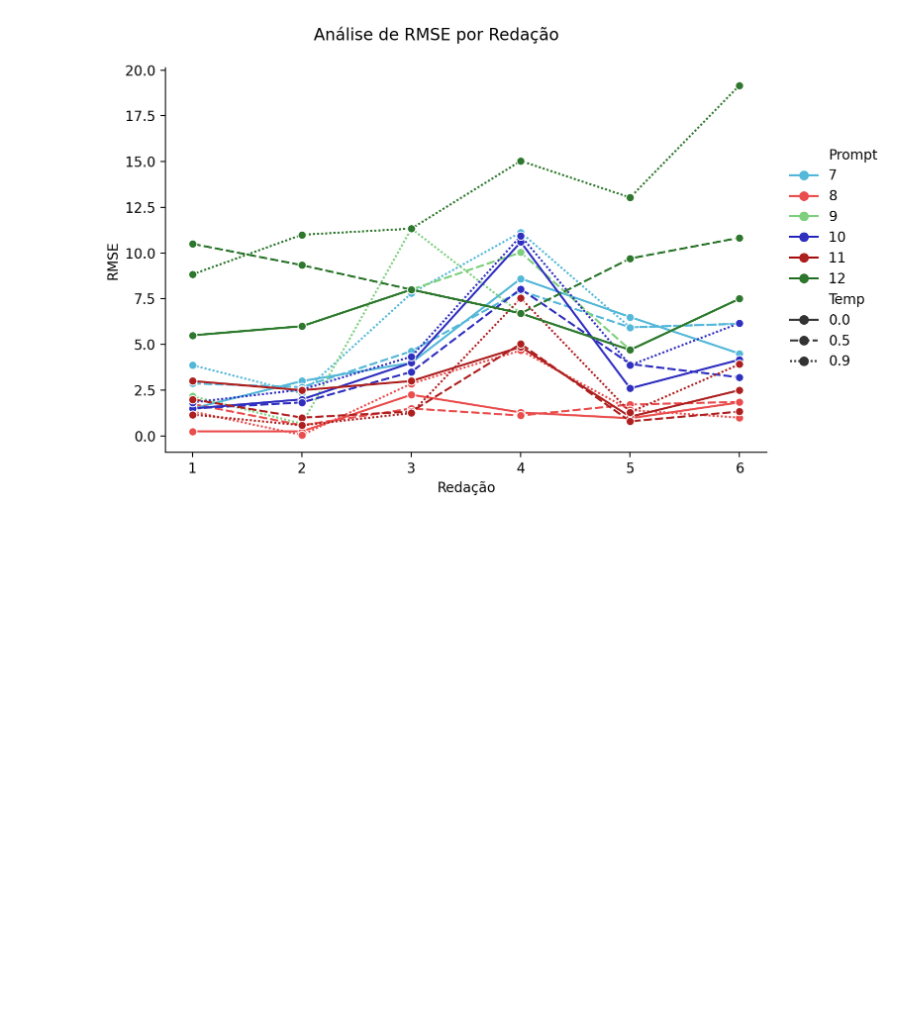
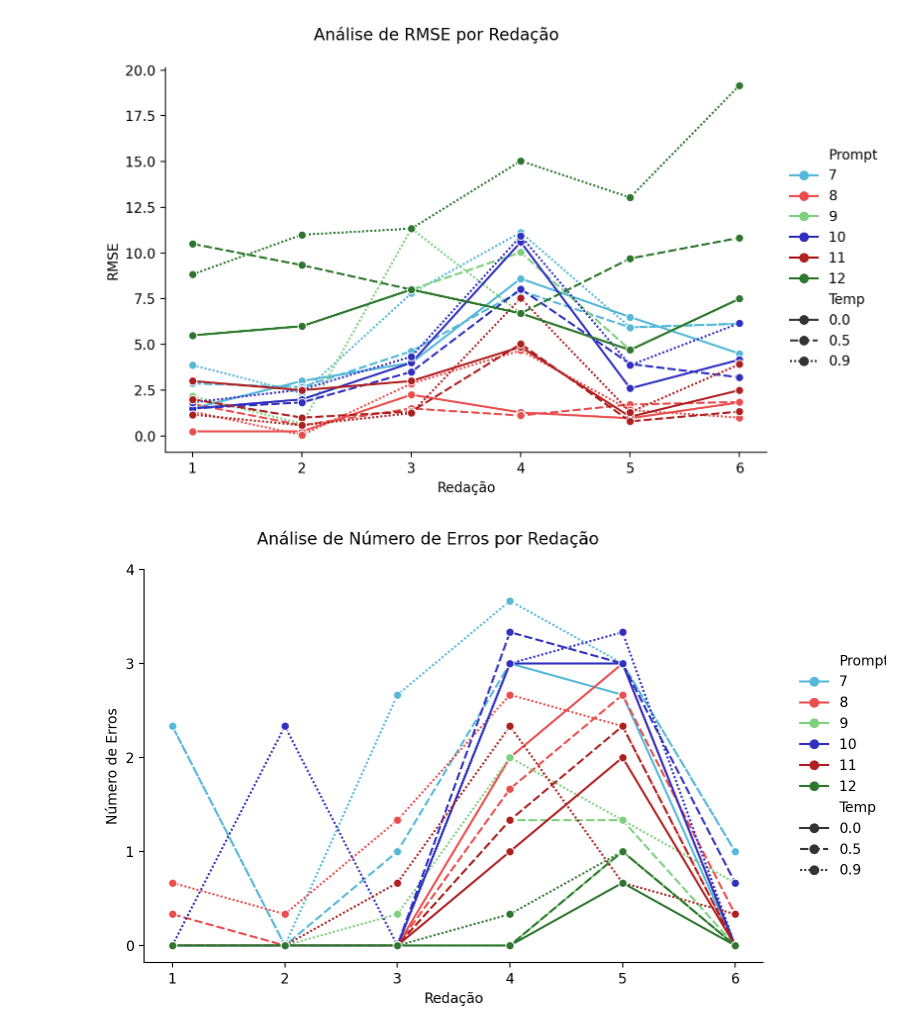
Before and after one commit to MeLLL-UFF/diplomatrixbr-eval, a Jupyter notebook: notebooks/analysis_sabia.ipynb, the cells around one changed output. Saved outputs shown, nothing was run; the diff lists cells and outputs as text; code cells hidden in the pictures; blank space fills up the shorter version.

Commit message:
new plots

```diff
--- a/notebooks/analysis_sabia.ipynb
+++ b/notebooks/analysis_sabia.ipynb
@@ -146,3 +145,29 @@ plt.ylabel("RMSE")
 plt.show()
 # %% [output]
 [figure]
+# %%
+g = sns.relplot(
+    data=df_merged,
+    x="redacao",
+    y="num_errors",
+    hue="prompt",
+    style="temp",
+    kind="line",
+    marker="o",
+    height=5,
+    aspect=1.2,
+    palette = ["#54B8D9", "#EA4D4D", "#7ED07E", "#3030C0", "#AE2020", "#2E772E"]
+)
+
+g._legend.set_bbox_to_anchor((1.15, 0.5))
+g._legend.texts[0].set_text("Prompt")
+g._legend.texts[7].set_text("Temp")
+
+plt.suptitle("Análise de Número de Erros por Redação")
+plt.tight_layout()
+plt.xlabel("Redação")
+plt.ylabel("Número de Erros")
+plt.yticks([0, 1, 2, 3, 4])
+plt.show()
+# %% [output]
+[figure, added]
```
Also changed, not shown: parts of 2 cells of this notebook, 1 other file.
